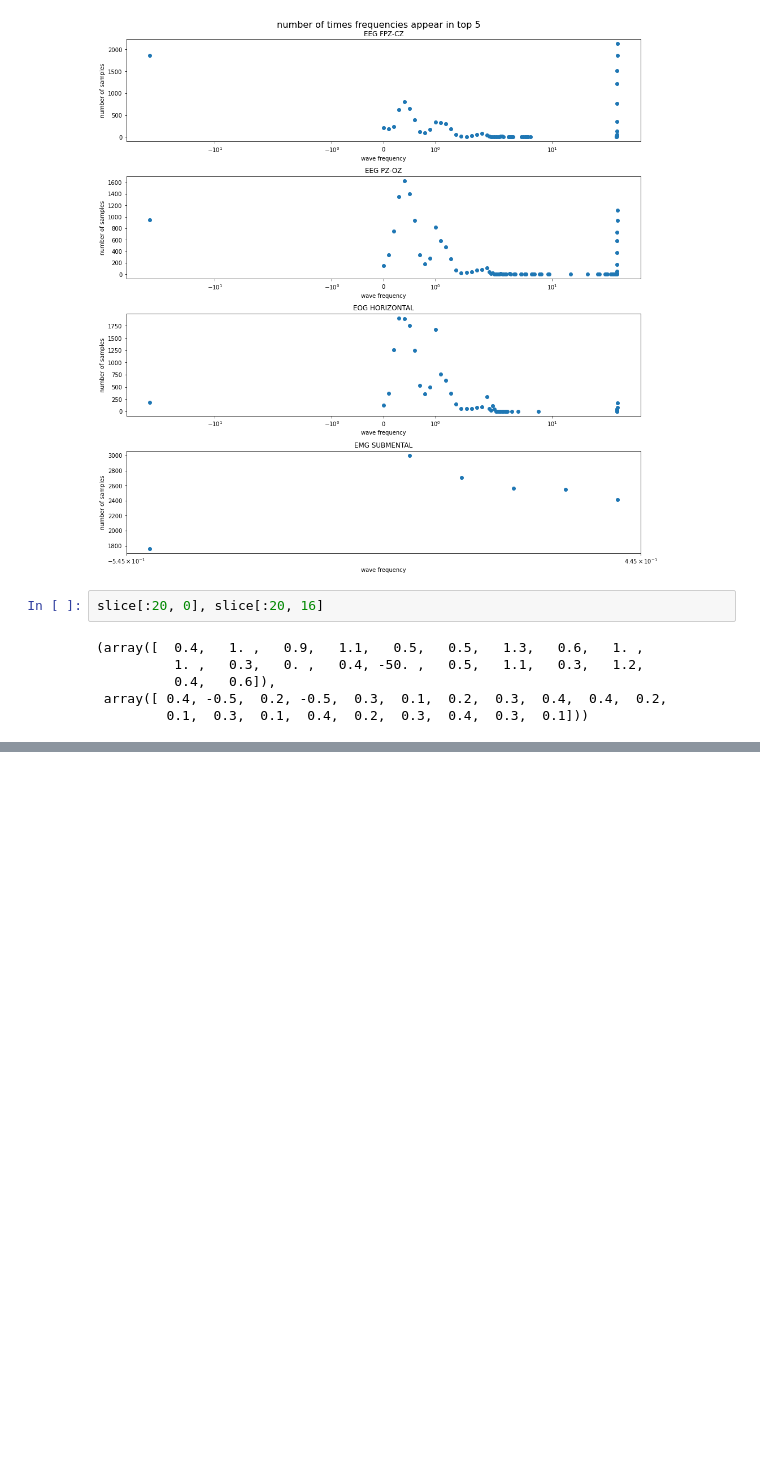
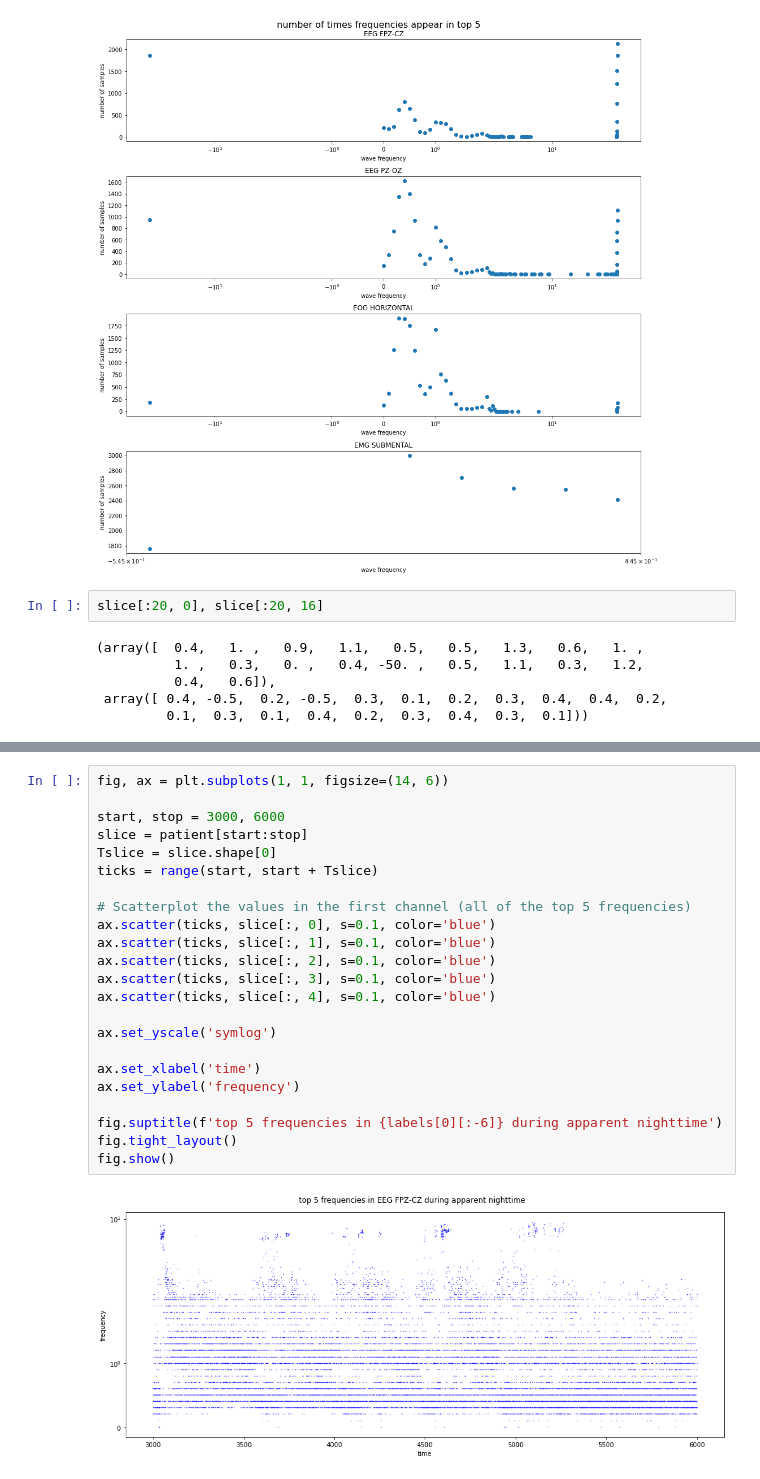
Before and after one commit to btrendler/v3_project_winter, a Jupyter notebook: nathan.ipynb, the cells around one changed output, grey strips where cells are left out. Drawn from its saved outputs; the diff is of its cells as text; blank space fills up the shorter version.

```diff
--- a/nathan.ipynb
+++ b/nathan.ipynb
@@ -198,0 +413,25 @@ from scipy.fft import fft, fftfreq
+# %%
+fig, ax = plt.subplots(1, 1, figsize=(14, 6))
+
+start, stop = 3000, 6000
+slice = patient[start:stop]
+Tslice = slice.shape[0]
+ticks = range(start, start + Tslice)
+
+# Scatterplot the values in the first channel (all of the top 5 frequencies)
+ax.scatter(ticks, slice[:, 0], s=0.1, color='blue')
+ax.scatter(ticks, slice[:, 1], s=0.1, color='blue')
+ax.scatter(ticks, slice[:, 2], s=0.1, color='blue')
+ax.scatter(ticks, slice[:, 3], s=0.1, color='blue')
+ax.scatter(ticks, slice[:, 4], s=0.1, color='blue')
+
+ax.set_yscale('symlog')
+
+ax.set_xlabel('time')
+ax.set_ylabel('frequency')
+
+fig.suptitle(f'top 5 frequencies in {labels[0][:-6]} during apparent nighttime')
+fig.tight_layout()
+fig.show()
+# %% [output]
+[figure, added]
```
Also changed, not shown: parts of 22 cells of this notebook, 2 other files.
